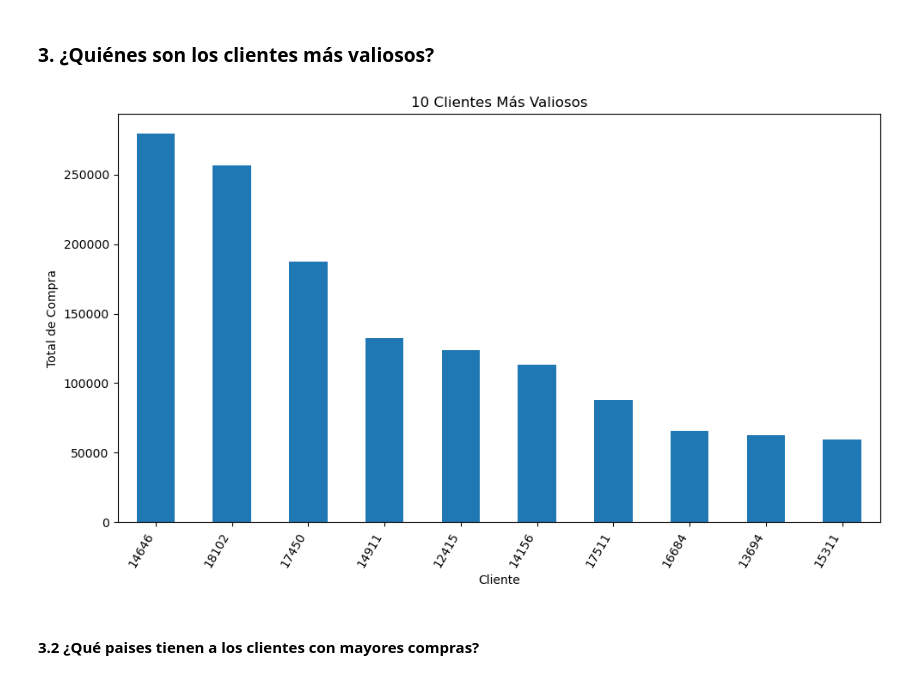
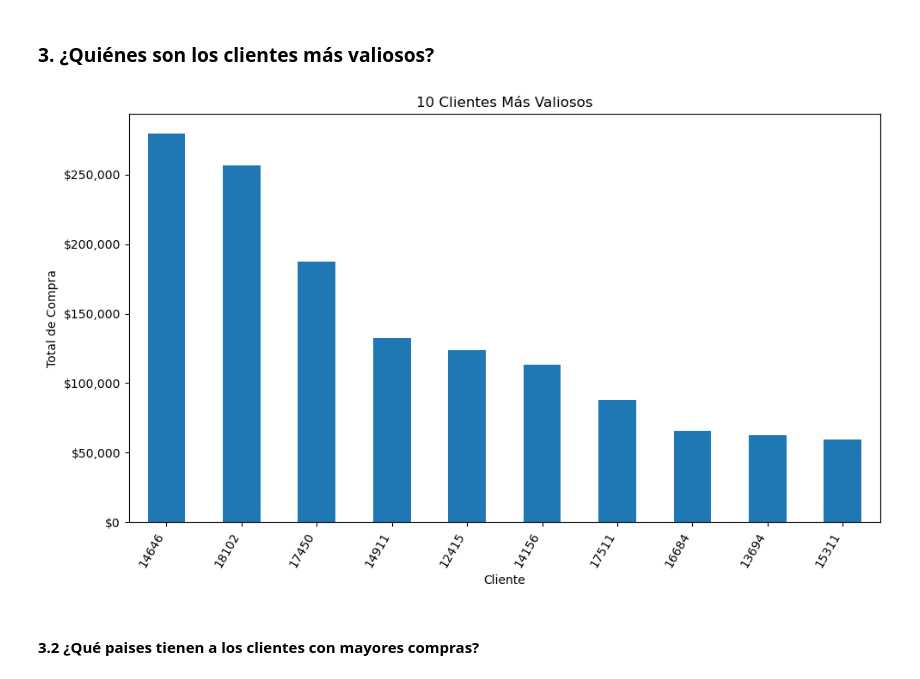
Before and after one commit to pahoalapizco/python_for_data_science, a Jupyter notebook: notebooks/4.0-numpy_pandas_da-analysis_01.ipynb, the cells around one changed output. Cells and saved outputs as stored; diff of their text form; code cells hidden in the pictures.

Commit message:
:sparkles: (FP) Online Retail Analysis: Analysis part 5 (Sales trends)

```diff
--- a/notebooks/4.0-numpy_pandas_da-analysis_01.ipynb
+++ b/notebooks/4.0-numpy_pandas_da-analysis_01.ipynb
@@ -27,7 +27,12 @@ Algunas de las preguntas a responder son:
 import pandas as pd
 import numpy as np
 import matplotlib.pyplot as plt
+import matplotlib.ticker  as ticker
 import seaborn as sns
+
+# Formato Moneda para aplicar en los gráficos.
+money_formatter = ticker.StrMethodFormatter("${x:,.0f}")
+quantity_formatter = ticker.StrMethodFormatter("{x:,.0f}")
 # %%
 %load_ext autoreload
 %autoreload 2
@@ -194,7 +199,7 @@ Columnas a añadir al DataFrame:
 # Dates info
 retail_cleaned["TotalAmount"] = retail_cleaned["Quantity"] * retail_cleaned["UnitPrice"]
 retail_cleaned["Year"] = retail_cleaned["InvoiceDate"].dt.year
-retail_cleaned["Month"] = retail_cleaned["InvoiceDate"].dt.month
+retail_cleaned["Month"] = retail_cleaned["InvoiceDate"].dt.to_period("M")
 
 # Sales info
 retail_cleaned["Return"] = retail_cleaned["Quantity"] < 0
@@ -221,6 +215,6 @@ def quarter_of_year(value):
-# %%
-retail_cleaned["Semester"] = retail_cleaned["Month"].apply(lambda month: 1 if month <= 6 else 2)
-retail_cleaned["Quaerter"] = retail_cleaned["Month"].apply(quarter_of_year)
+# %%
+retail_cleaned["Semester"] = retail_cleaned["InvoiceDate"].dt.year.astype(str) + "S" + np.where(retail_cleaned["InvoiceDate"].dt.quarter.gt(2), 2,1).astype(str)
+retail_cleaned["Quaerter"] = retail_cleaned["InvoiceDate"].dt.to_period("Q")
 # %%
 retail_cleaned.head()
 # %% [output]
@@ -430,22 +433,25 @@ plt.show()
 # %%
 most_valuable_customers = retail_cleaned.groupby("CustomerID")["TotalAmount"].sum().nlargest(10).reset_index()
 
 fig, ax = plt.subplots(figsize=(10,6))
 most_valuable_customers.plot(
   kind="bar",
   x="CustomerID",
   y="TotalAmount",
   ax=ax,
   legend=""
 )
 
+
+plt.gca().yaxis.set_major_formatter(money_formatter)
+
 plt.title("10 Clientes Más Valiosos")
 plt.xlabel("Cliente")
 plt.ylabel("Total de Compra")
 plt.xticks(rotation=60, ha="right")
 plt.tight_layout();
 # %% [output]
-[figure, old version]
+[figure, new version]
 # %% [markdown]
 #### 3.2 ¿Qué paises tienen a los clientes con mayores compras?
 # %%
```
Also changed, not shown: parts of 13 cells of this notebook.
